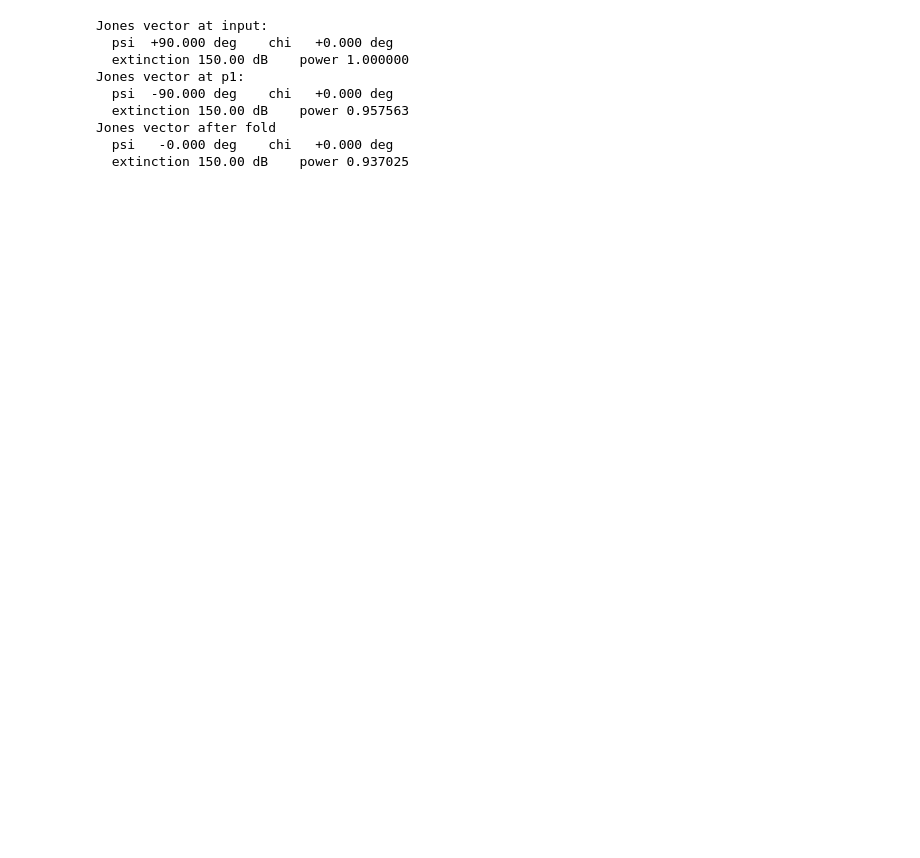
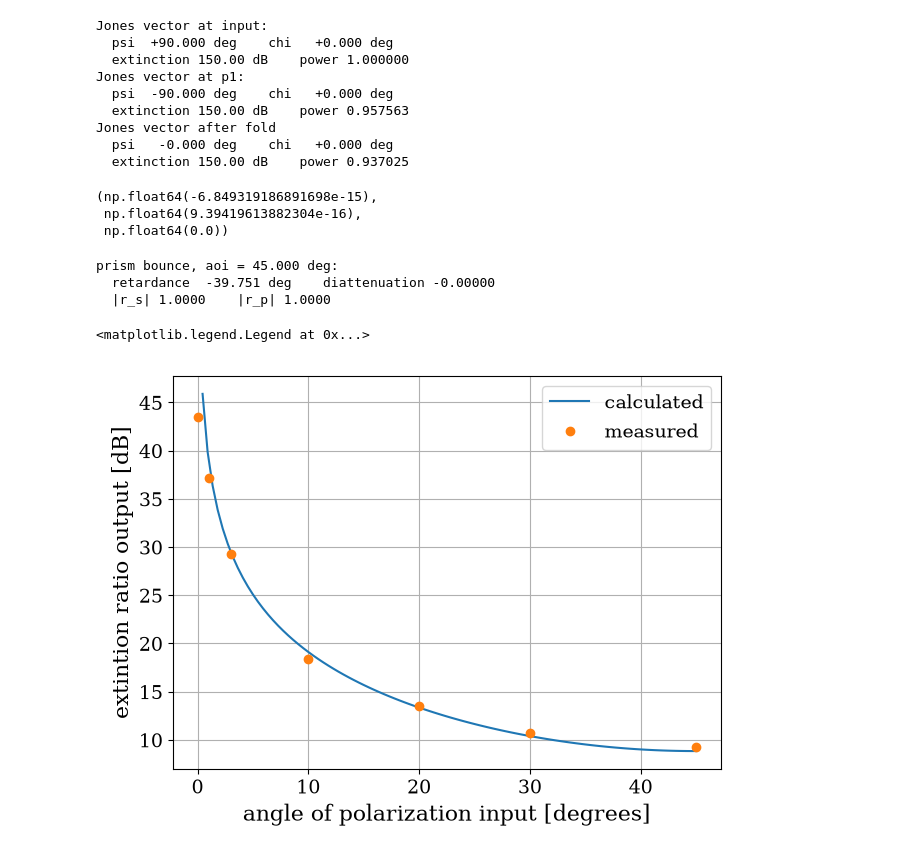
Before and after one commit to josephmlev/eedm_jml, a Jupyter notebook: daqAnalysisAndExperiments/optics/physicsPackageOptics/measurePolarization/JonesCalc.ipynb, the cells around one changed output. Cells and saved outputs as stored; diff of their text form; code cells hidden in the pictures; blank space fills up the shorter version.

```diff
--- a/daqAnalysisAndExperiments/optics/physicsPackageOptics/measurePolarization/JonesCalc.ipynb
+++ b/daqAnalysisAndExperiments/optics/physicsPackageOptics/measurePolarization/JonesCalc.ipynb
@@ -55,7 +55,7 @@ def clock(angle_deg):
     c, s = np.cos(t), np.sin(t)
     return np.array([[c, s], [-s, c]])
 
-def describe_vector(E, label=''):
+def describe_vector(E, label='', verbose = True):
     """Print psi, chi and extinction for a Jones vector."""
     a, b = np.asarray(E, dtype=complex)
     S0 = abs(a)**2 + abs(b)**2
@@ -65,9 +65,11 @@ def describe_vector(E, label=''):
     psi = np.degrees(0.5*np.arctan2(S2, S1))
     chi = np.degrees(0.5*np.arcsin(S3/np.sqrt(S1**2+S2**2+S3**2)))
     ext = (S0 - np.hypot(S1,S2)) / (S0 + np.hypot(S1,S2))
-    print(f'{label}')
-    print(f'  psi {psi:+8.3f} deg    chi {chi:+8.3f} deg')
-    print(f'  extinction {-10*np.log10(max(ext,1e-15)):6.2f} dB    power {S0:.6f}')
+    if verbose:
+        print(f'{label}')
+        print(f'  psi {psi:+8.3f} deg    chi {chi:+8.3f} deg')
+        print(f'  extinction {-10*np.log10(max(ext,1e-15)):6.2f} dB    power {S0:.6f}')
+    return psi, chi, ext
 
 
 def describe_matrix(J, label=''):
@@ -81,7 +83,7 @@ def describe_matrix(J, label=''):
     print(f'  |r_s| {abs(rs):.4f}    |r_p| {abs(rp):.4f}')
 
 n_gold =.207 + 5.07j       #gold 852nm
-n_glass = 1.47
+n_glass = 1.5168#1.47
 
 #Set input light
 #psi: azimuth, chi: ellipticity field angle.
@@ -114,3 +116,53 @@ Jones vector at p1:
 Jones vector after fold
   psi   -0.000 deg    chi   +0.000 deg
   extinction 150.00 dB    power 0.937025
+(np.float64(-6.849319186891698e-15),
+ np.float64(9.39419613882304e-16),
+ np.float64(0.0))
+# %%
+#single  prism
+tilt = 0.0   # deg, prism rotated IN the plane of incidence  -> changes angle of incidence
+tip  = 0.0   # deg, prism rotated OUT of the plane of incidence -> rotates s/p about the beam
+
+# refraction at the entrance face shrinks both by 1/n inside the glass
+aoi = 45+ tilt/n_glass
+m_prism = fresnel(aoi, 1/n_glass)
+describe_matrix(m_prism, f"prism bounce, aoi = {aoi:.3f} deg:")
+
+m1 = m_prism @ clock(-tip/n_glass)     # input re-expressed in the tipped s/p frame, then reflect
+
+angles = np.linspace(0, 45, 100)
+extArr = np.zeros(len(angles))
+for i, psi in enumerate(angles):
+    p1 = m1 @ jones_vector(psi_deg=psi, chi_deg=0)
+    _, _, extArr[i] = describe_vector(p1, f"input psi = {psi} deg:", verbose = False)
+
+
+# measured: input psi [deg], extinction [dB]
+meas = np.array([
+    [ 0,  43.5],
+    [1,  37.2],
+    [3,  29.3],
+    [10, 18.4],
+    [20,  13.5],
+    [45,  9.3],
+    [30,  10.7],
+])
+
+
+
+plt.close('all')
+plt.plot(angles, -10*np.log10(extArr), label = 'calculated')
+
+plt.plot(meas[:,0], meas[:,1], 'o', label = 'measured')
+plt.grid()
+plt.xlabel('angle of polarization input [degrees]')
+plt.ylabel('extintion ratio output [dB]')
+plt.tight_layout()
+plt.legend()
+# %% [output]
+prism bounce, aoi = 45.000 deg:
+  retardance  -39.751 deg    diattenuation -0.00000
+  |r_s| 1.0000    |r_p| 1.0000
+<matplotlib.legend.Legend at 0x...>
+[figure, added]
```
Also changed, not shown: parts of 1 cell of this notebook, 3 other files.
